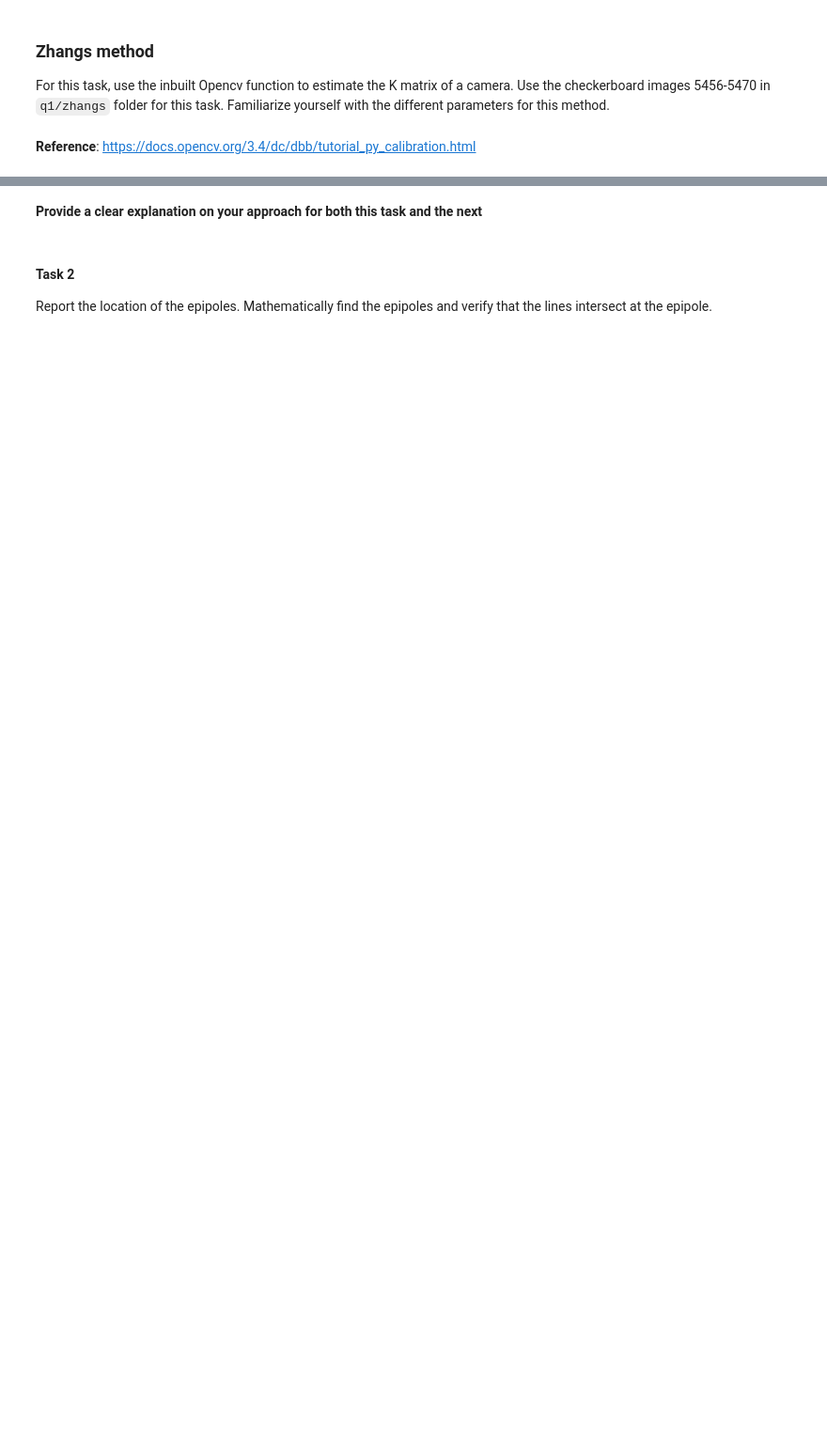
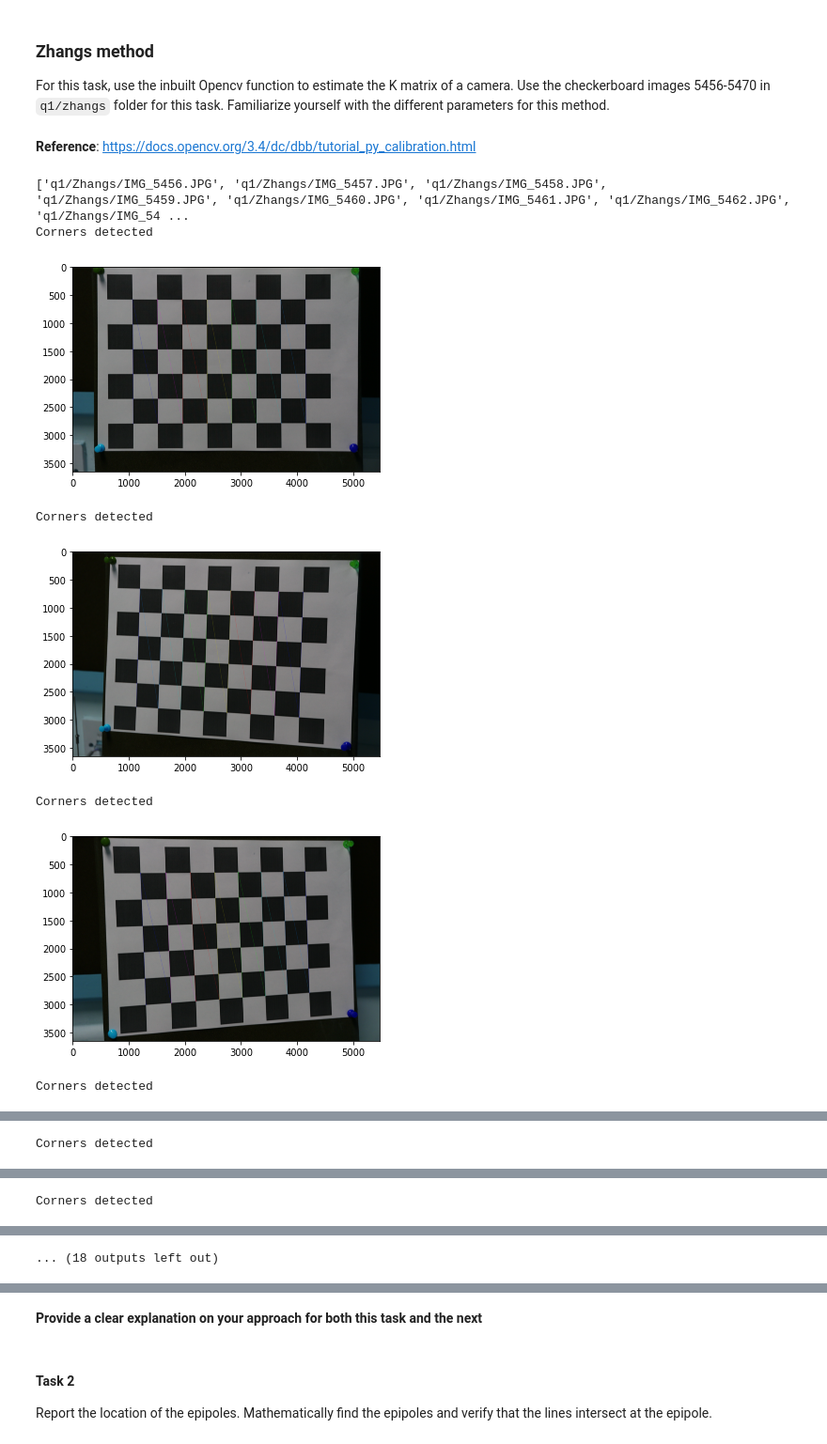
Before and after one commit to BhaskarJoshi-01/Mobile-Robotics---Monsoon-2021, a Jupyter notebook: Assignment-4/Assignment4.ipynb, the cells around one changed output, grey strips where cells are left out. Shown at 94% size. Cells and saved outputs as stored; diff of their text form; code cells hidden in the pictures; blank space fills up the shorter version.

Commit message:
q1 Zhang's method without theory

```diff
--- a/Assignment-4/Assignment4.ipynb
+++ b/Assignment-4/Assignment4.ipynb
@@ -277,3 +277,54 @@ plt.show()
 For this task, use the inbuilt Opencv function to estimate the K matrix of a camera. Use the checkerboard images 5456-5470 in `q1/zhangs` folder for this task. Familiarize yourself with the different parameters for this method.
 # %% [markdown]
 **Reference**: https://docs.opencv.org/3.4/dc/dbb/tutorial_py_calibration.html
+# %%
+import cv2
+import glob
+# termination criteria
+criteria = (cv2.TERM_CRITERIA_EPS + cv2.TERM_CRITERIA_MAX_ITER, 30, 0.001)
+
+ROWS, COLS = 6, 8
+
+# prepare object points, like (0,0,0), (1,0,0), (2,0,0) ....,(6,5,0)
+# we choose checkerboard size to be (6,8) as according to documentation we find visible pattern from the given images
+# It returns the corner points and retval which will be True if pattern is obtained.
+# These corners will be placed in an order (from left-to-right, top-to-bottom)
+
+
+objp = np.zeros((COLS*ROWS,3), np.float32)
+objp[:,:2] = np.mgrid[0:ROWS,0:COLS].T.reshape(-1,2)
+
+# Arrays to store object points and image points from all the images.
+objpoints,imgpoints = [],[] # 3d point in real world space and 2d points in image plane.
+
+images= glob.glob("q1/Zhangs/*.JPG")
+images.sort()
+print (images)
+
+for fname in images:
+    img=cv2.imread(fname)
+    gray=cv2.cvtColor(img,cv2.COLOR_BGR2GRAY)
+
+    # Find the chess board corners
+    ret, corners = cv2.findChessboardCorners(gray, (ROWS, COLS),None)
+    # If found, add object points, image points (after refining them)
+    if ret == True:
+        print ("Corners detected")
+        objpoints.append(objp)
+        corners2 = cv2.cornerSubPix(gray,corners,(11,11),(-1,-1),criteria)
+        imgpoints.append(corners2)
+
+        # Draw and display the corners
+        img = cv2.drawChessboardCorners(img, (ROWS,COLS), corners2,ret)
+        plt.imshow(img)
+        plt.show()
+cv2.destroyAllWindows()
+# %% [output]
+['q1/Zhangs/IMG_5456.JPG', 'q1/Zhangs/IMG_5457.JPG', 'q1/Zhangs/IMG_5458.JPG', 'q1/Zhangs/IMG_5459.JPG', 'q1/Zhangs/IMG_5460.JPG', 'q1/Zhangs/IMG_5461.JPG', 'q1/Zhangs/IMG_5462.JPG', 'q1/Zhangs/IMG_54 ...
+Corners detected
+[figure, added]
+Corners detected
+[figure, added]
+Corners detected
+[figure, added]
+Corners detected
@@ -279,0 +332 @@ For this task, use the inbuilt Opencv function to estimate the K matrix of a cam
+Corners detected
@@ -279,0 +334 @@ For this task, use the inbuilt Opencv function to estimate the K matrix of a cam
+Corners detected
@@ -279,0 +336 @@ For this task, use the inbuilt Opencv function to estimate the K matrix of a cam
+... (18 outputs left out)
```
Also changed, not shown: parts of 2 cells of this notebook.
